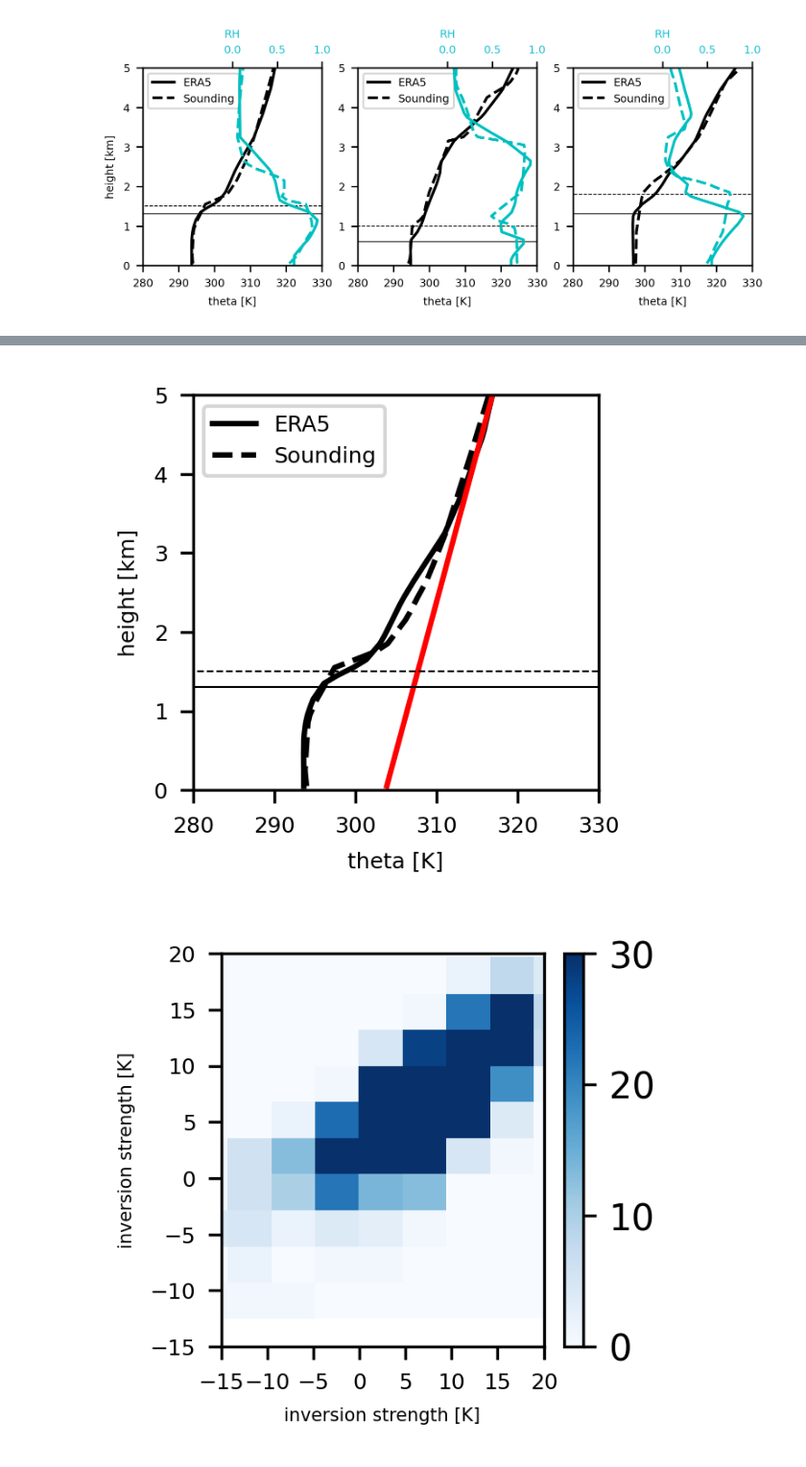
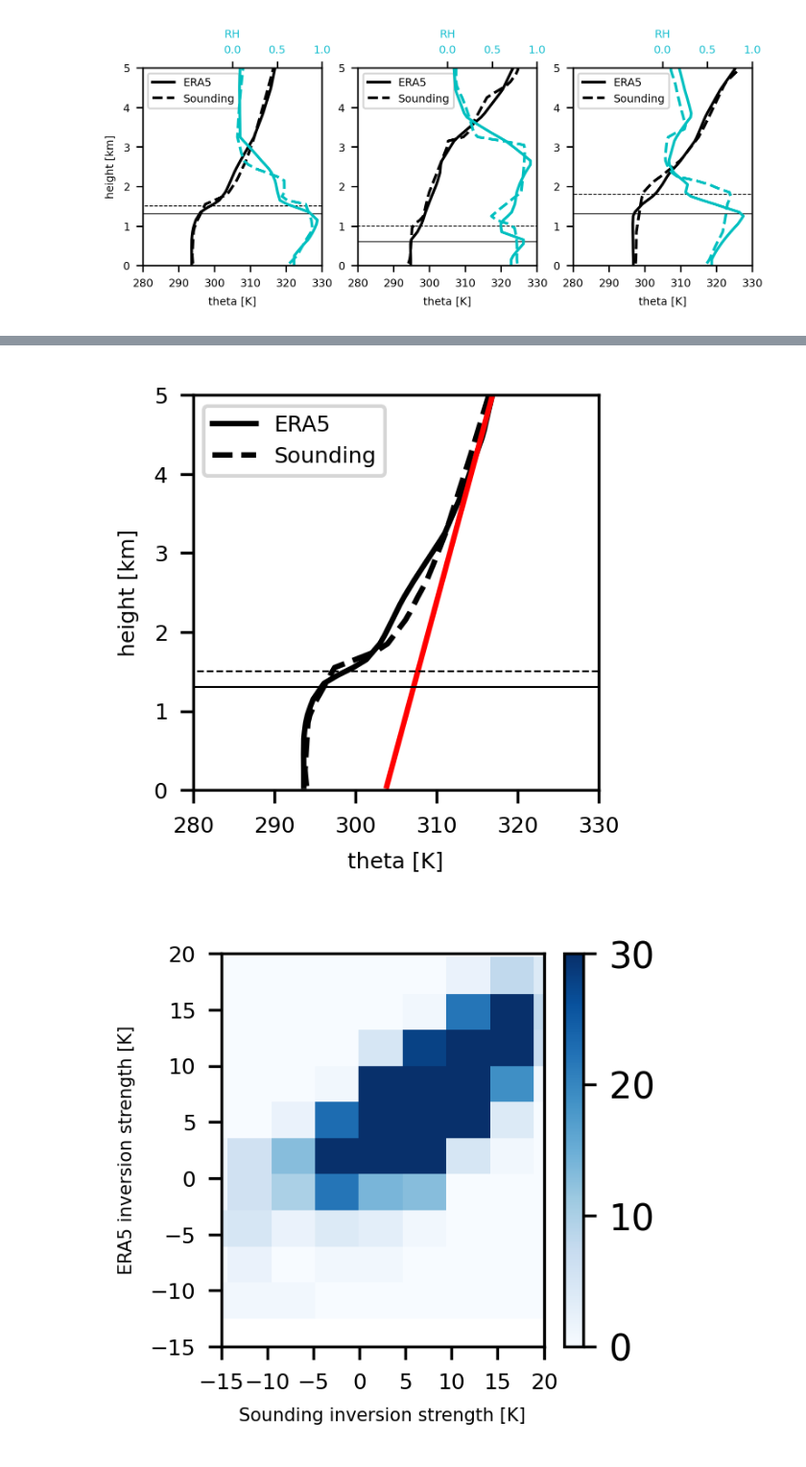
Before and after one commit to HuangJin-De/Machine-Learning-in-Atmospheric-Thermodynamics, a Jupyter notebook: hw04/hw04.ipynb, the cells around one changed output, grey strips where cells are left out. Shown at 96% size. Saved outputs shown, nothing was run; the diff lists cells and outputs as text; code cells hidden in the pictures.

```diff
--- a/hw04/hw04.ipynb
+++ b/hw04/hw04.ipynb
@@ -249,8 +249,8 @@ fig,ax=plt.subplots(nrows=1,ncols=1,figsize=(2,2),dpi=300)
 cm=ax.pcolormesh(z[0:40],z[0:40],cm,cmap='Blues',vmin=0,vmax=30)
 ax.set_xticks(np.arange(0,4.1,1))
 ax.set_yticks(np.arange(0,4.1,1))
-ax.set_xlabel('height [km]',fontsize=6)
-ax.set_ylabel('height [km]',fontsize=6)
+ax.set_xlabel('Sounding inversion height [km]',fontsize=6)
+ax.set_ylabel('ERA5 inversion height [km]',fontsize=6)
 ax.tick_params(labelsize=6)
 fig.colorbar(cm)
 # %% [output]
@@ -274,33 +274,33 @@ for n in range(0,inver_era.shape[0]):
   if inver_era[n]>0 and inver_snd[n]>0:
     if a==0:
       fig,ax=plt.subplots(nrows=1,ncols=1,figsize=(2,2),dpi=300)
       ax.plot(data[n,0,0,0:100],z,'k-',data[n,1,0,0:100],z,'k--',interp_era[n,0:100],z,'r-')
       ax.plot([0.,600.],[0.1*inver_era[n],0.1*inver_era[n]],'k-',[0.,600.],[0.1*inver_snd[n],0.1*inver_snd[n]],'k--',lw=0.5)
       ax.set_ylim([0,5])
       ax.set_xlim([280,330])
       ax.set_xticks(np.arange(280,331,10))
       ax.set_xlabel('theta [K]',fontsize=6)
       ax.tick_params(labelsize=6)
       ax.legend(['ERA5','Sounding'],loc=2,fontsize=6)
       ax.set_ylabel('height [km]',fontsize=6)
 
     inv=interp_era[n,inver_era[n]]-data[n,0,0,inver_era[n]]
     inv_era.append(inv)
     inv=interp_snd[n,inver_snd[n]]-data[n,1,0,inver_snd[n]]
     inv_snd.append(inv)
 
     a=a+1
 
 fig,ax=plt.subplots(nrows=1,ncols=1,figsize=(2,2),dpi=300)
 cm=plt.hist2d(inv_snd,inv_era,cmap='Blues',vmin=0,vmax=30)
 plt.colorbar()
 ax.set_ylim([-15,20])
 ax.set_xlim([-15,20])
 ax.set_xticks(np.arange(-15,21,5))
 ax.set_yticks(np.arange(-15,21,5))
-ax.set_xlabel('inversion strength [K]',fontsize=5)
-ax.set_ylabel('inversion strength [K]',fontsize=5)
+ax.set_xlabel('Sounding inversion strength [K]',fontsize=5)
+ax.set_ylabel('ERA5 inversion strength [K]',fontsize=5)
 ax.tick_params(labelsize=6)
 # %% [output]
 [figure]
-[figure, old version]
+[figure, new version]
```
Also changed, not shown: parts of 1 cell of this notebook.
